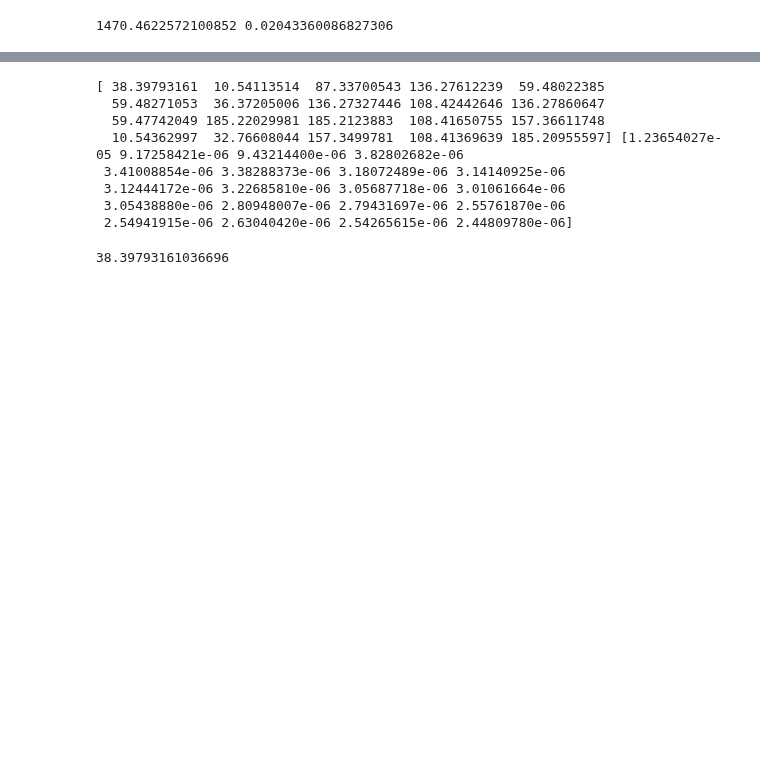
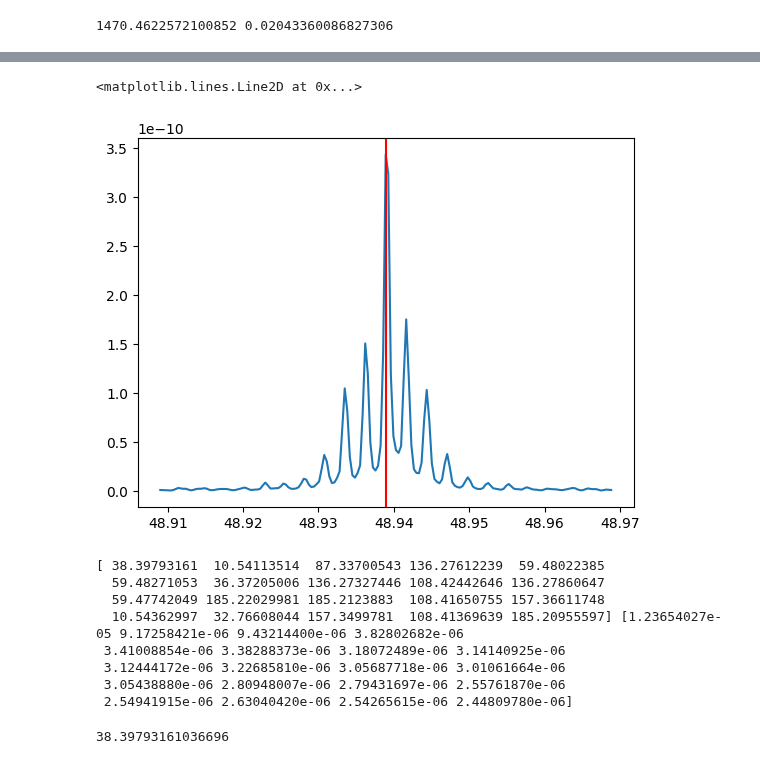
Before and after one commit to Hoggnation/cataloging_coherent_oscillators, a Jupyter notebook: Chi-Squared_and_Minimum_Finding_on_KIC-5202905.ipynb.ipynb, the cells around one changed output, grey strips where cells are left out. Cells and saved outputs as stored; diff of their text form; code cells hidden in the pictures; blank space fills up the shorter version.

```diff
--- a/Chi-Squared_and_Minimum_Finding_on_KIC-5202905.ipynb.ipynb
+++ b/Chi-Squared_and_Minimum_Finding_on_KIC-5202905.ipynb.ipynb
@@ -188,3 +194,28 @@ plt.show()
+# %%
+#relabel axis until they interpolate onto the same thing
+#reverse labels around same point
+#each point has freq and power
+#find new set of freuqencys gi = f1-fi (magical number)
+#tune it until it maximizes the dot product
+#spline???
+#btw mess up the ordering
+#dumb thing to do:
+    #we have a set of powers and two coordiantes fi and gi related by equation above
+cs = CubicSpline(freq, power, extrapolate=False)
+tiny, small = 0.5 * delta_f, 0.03
+f1s = np.arange(1/sampling_time - small, 1/sampling_time+small, tiny)
+foos = np.array([np.nansum(power * cs(f1 + freq)) for f1 in f1s])
+plt.plot(f1s, foos)
+plt.axvline(1 / sampling_time, color="red")
+#four separate periodogram at rough breakpoints and learn the transformation between the four
+#figure our which flip take A to B
+#what shift gets you to A to C
+#what flip gets you do A to D around f1 (label threse freqs fb, fc, fd)
+#always start from A
+#find freqs and plot
+# %% [output]
+<matplotlib.lines.Line2D at 0x...>
+[figure, added]
 # %%
 indices = get_started(20, freq, power)
 refined_freq, refined_power, second_derivatives = refine_peaks(freq,power, indices)
```
Also changed, not shown: parts of 7 cells of this notebook, 2 other files.
